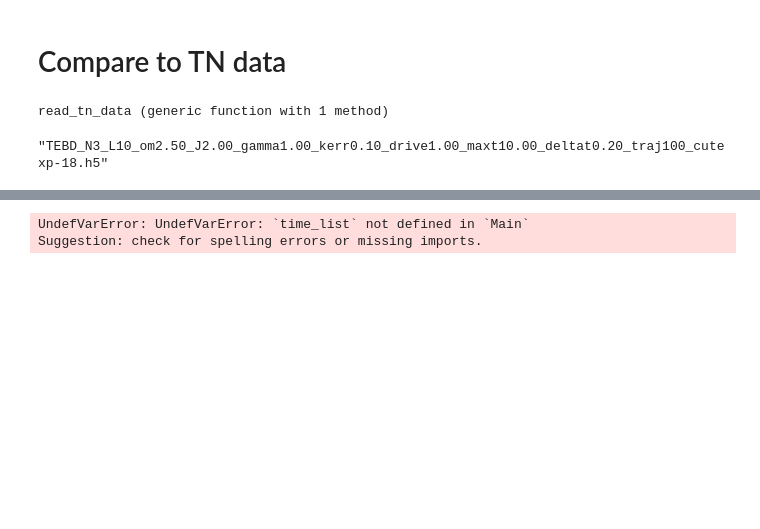
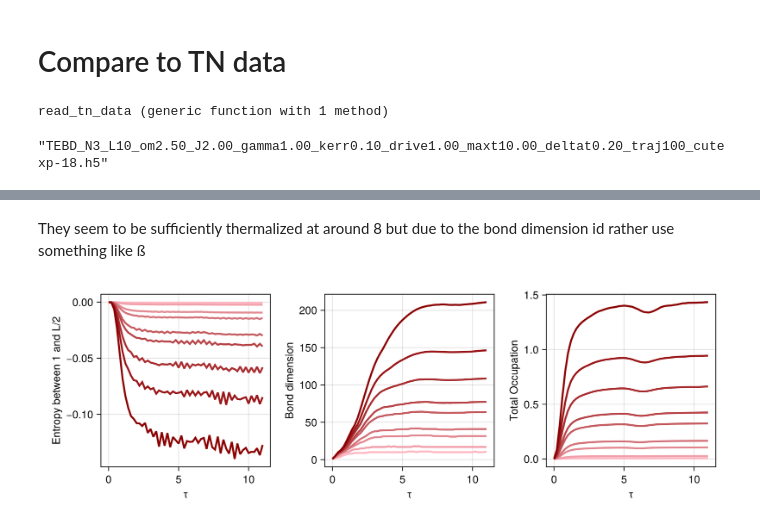
Before and after one commit to Ssalazar12/open_system_tn, a Jupyter notebook: notebooks/benchmarking.ipynb, the cells around one changed output, grey strips where cells are left out. Cells and saved outputs as stored; diff of their text form; code cells hidden in the pictures; blank space fills up the shorter version.

```diff
--- a/notebooks/benchmarking.ipynb
+++ b/notebooks/benchmarking.ipynb
@@ -134,0 +138,2 @@ aa
+# %%
+file_list = readdir("../data/sims/L=10/")
@@ -135,5 +151,20 @@ aa
 # %%
-f_name = "TEBD_N4_L10_om2.50_J2.00_gamma1.00_kerr0.10_drive0.10_maxt11.00_deltat0.20_traj1000_cutexp-18.h5"
-meta_data, occupations, entropies, bond_dims, correlations, a_ops = read_tn_data("../data/sims/L=10/"*f_name)
-time_list = 0.0:meta_data["delta_t"]:meta_data["maxt"]
-tot_oc = sum(occupations, dims=1)[1:end];
+meta_list = []
+occ_list = []
+entropy_list = []
+bond_list = []
+ops_list = []
+corr_list = []
+for file in file_list
+    meta_data, occupations, entropies, bond_dims, correlations, a_ops = read_tn_data("../data/sims/L=10/"*file)
+    time_list = 0.0:meta_data["delta_t"]:meta_data["maxt"]
+    tot_oc = sum(occupations, dims=1)[1:end];
+
+    push!(meta_list,meta_data)
+    push!(occ_list,tot_oc)
+    push!(entropy_list,entropies)
+    push!(bond_list,bond_dims)
+    push!(ops_list,a_ops)
+    push!(corr_list,correlations)
+
+end
@@ -157,14 +179,19 @@ Dict{Any, Any} with 13 entries:
+# %% [markdown]
+They seem to be sufficiently thermalized at around 8 but due to the bond dimension id rather use something like ß
 # %%
-f = Figure(size = (800, 400))
+f = Figure(size = (900, 300))
 ax1 = Axis(f[1, 1], xlabel="τ", ylabel="Entropy between 1 and L/2")
 ax2 = Axis(f[1, 2], xlabel="τ", ylabel="Bond dimension")
+ax3 = Axis(f[1, 3], xlabel="τ", ylabel="Total Occupation")
+colormap = cgrad(:reds, length(file_list))
 
-lines!(ax1, time_list, entropies)
-lines!(ax2, time_list, bond_dims)
-lines!(ax2, time_list, bond_dims)
+for i in 1:length(file_list)
 
+    lines!(ax1, time_list, entropy_list[i],color=colormap[i], linewidth=2.5)
+    lines!(ax2, time_list, bond_list[i],color=colormap[i],linewidth=2.5)
+    lines!(ax3, time_list, occ_list[i],color=colormap[i], linewidth=2.5)
+end
 f
 # %% [output]
-UndefVarError: UndefVarError: `time_list` not defined in `Main`
-Suggestion: check for spelling errors or missing imports.
+[figure, added]
 # %%
```
Also changed, not shown: parts of 20 cells of this notebook, 2 other files.
